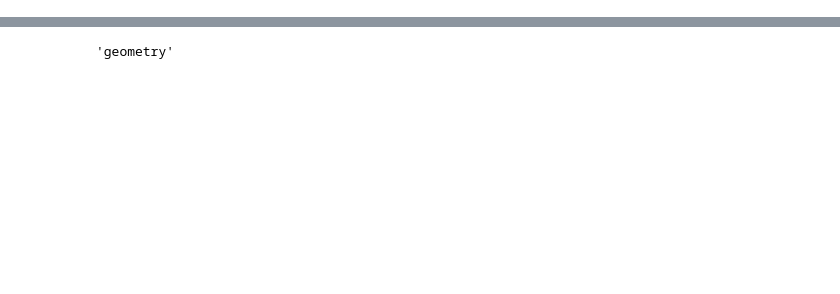
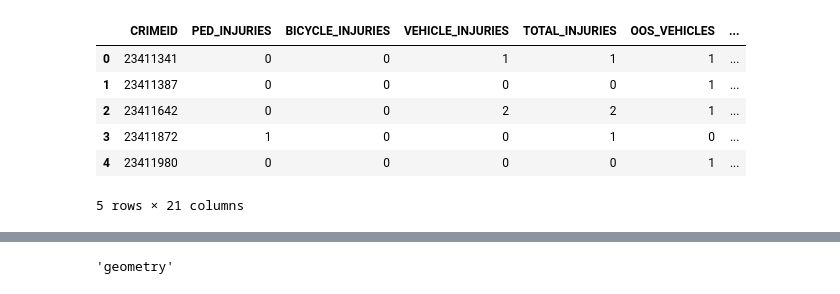
Before and after one commit to CharlotteJackson/DC_Crash_Bot, a Jupyter notebook: DC_Crash_Analysis.ipynb, the cells around one changed output, grey strips where cells are left out. Cells and saved outputs as stored; diff of their text form; code cells hidden in the pictures; blank space fills up the shorter version.

```diff
--- a/DC_Crash_Analysis.ipynb
+++ b/DC_Crash_Analysis.ipynb
@@ -52,0 +79,3 @@ print('2020 + 2019 + 2018 + 2017 + 2016 + 2015: ', len(tsa))
+# %%
+# import crash details table
+crash_details = gpd.read_file('https://opendata.arcgis.com/datasets/70248b73c20f46b0a5ee895fc91d6222_25.geojson')
@@ -52,0 +181,13 @@ print('2020 + 2019 + 2018 + 2017 + 2016 + 2015: ', len(tsa))
+# %%
+crash_details_agg = (crash_details.groupby(['CRIMEID'])
+               .agg({
+                    'PED_INJURIES': 'sum', 'BICYCLE_INJURIES': 'sum','VEHICLE_INJURIES': 'sum'
+                     ,'TOTAL_INJURIES': 'sum', 'OOS_VEHICLES': 'sum', 'DRIVERS_UNDER_25': 'sum'
+                     , 'DRIVERS_OVER_80': 'sum', 'PEDS_OVER_70':'sum', 'PEDS_UNDER_12': 'sum'
+                   , 'BIKERS_OVER_70': 'sum', 'BIKERS_UNDER_12':'sum', 'OOS_VEHICLES': 'sum'
+                   ,'CARS' : 'sum', 'SUVS_OR_TRUCKS' : 'sum', 'DRIVER_TICKETS': 'sum'
+                   ,'BICYCLE_TICKETS': 'sum', 'PED_TICKETS':'sum', 'DRIVERS_SPEEDING': 'sum'
+                  ,'PERSONTYPE': lambda x: list(x), 'INVEHICLETYPE':  lambda x: list(x),
+                   'LICENSEPLATESTATE': lambda x: list(x)
+                    })
+               .reset_index())
@@ -52,0 +198,10 @@ print('2020 + 2019 + 2018 + 2017 + 2016 + 2015: ', len(tsa))
+# %%
+crash_details_agg.head()
+# %% [output]
+|  | CRIMEID | PED_INJURIES | BICYCLE_INJURIES | VEHICLE_INJURIES | TOTAL_INJURIES | OOS_VEHICLES | ... |
+| 0 | 23411341 | 0 | 0 | 1 | 1 | 1 | ... |
+| 1 | 23411387 | 0 | 0 | 0 | 0 | 1 | ... |
+| 2 | 23411642 | 0 | 0 | 2 | 2 | 1 | ... |
+| 3 | 23411872 | 1 | 0 | 0 | 1 | 0 | ... |
+| 4 | 23411980 | 0 | 0 | 0 | 0 | 1 | ... |
+5 rows × 21 columns
```
Also changed, not shown: parts of 48 cells of this notebook.
